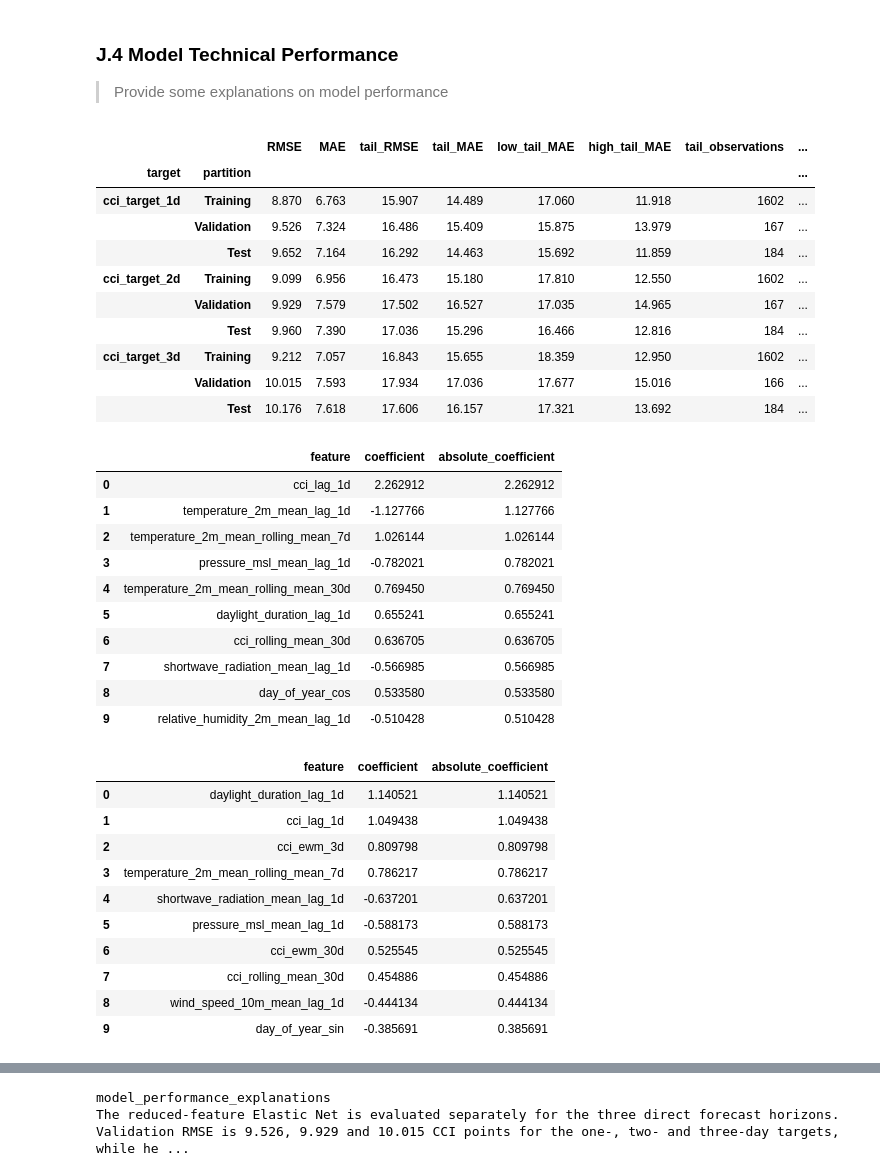
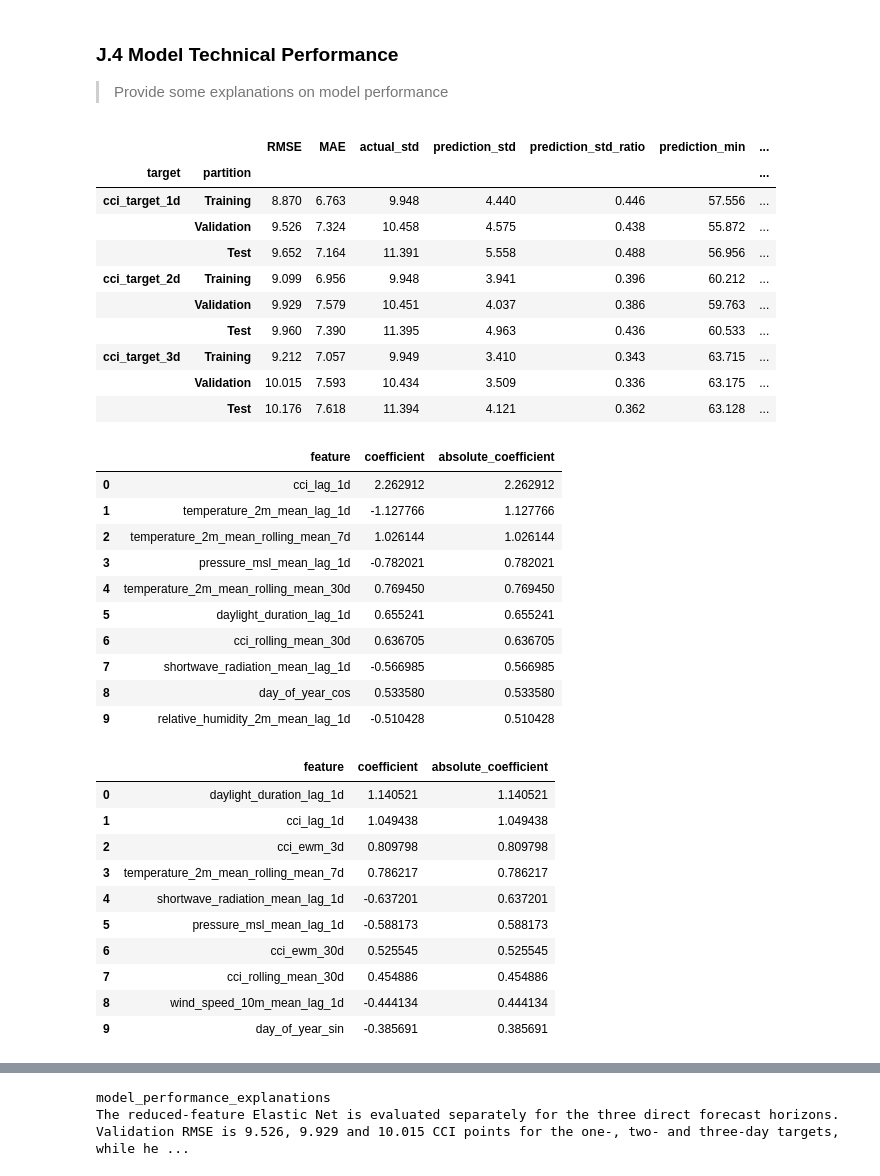
Before and after one commit to RP28/36120-26SP-AT2-26294153-experiments, a Jupyter notebook: notebooks/comfort_climate/36120_26SP_AT2_26294153_experiment_1.ipynb, the cells around one changed output, grey strips where cells are left out. Saved outputs shown, nothing was run; the diff lists cells and outputs as text; code cells hidden in the pictures.

```diff
--- a/notebooks/comfort_climate/36120_26SP_AT2_26294153_experiment_1.ipynb
+++ b/notebooks/comfort_climate/36120_26SP_AT2_26294153_experiment_1.ipynb
@@ -1908,14 +1906,13 @@ def build_regression_outputs(context, *, target):
         generalisation_gap = selected_candidate["validation_RMSE"] - selected_candidate["training_RMSE"]
         selected_candidate["absolute_generalisation_gap"] = abs(generalisation_gap)
 
+    lower, upper = None, None
     if hasattr(context.model, "lower_quantile"):
         selected_candidate["tail_percentile"] = int(round(context.model.lower_quantile * 100))
     if hasattr(context.model, "lower_threshold_") and hasattr(context.model, "upper_threshold_"):
         lower, upper = context.model.lower_threshold_, context.model.upper_threshold_
         selected_candidate["lower_tail_threshold"] = lower
         selected_candidate["upper_tail_threshold"] = upper
-    else:
-        lower, upper = pd.Series(np.asarray(context.y_train).ravel()).quantile([0.10, 0.90])
     if hasattr(context.model, "coef_"):
         selected_candidate["nonzero_coefficients"] = int(np.count_nonzero(context.model.coef_))
 
@@ -1928,26 +1925,35 @@ def build_regression_outputs(context, *, target):
         actual = pd.Series(np.asarray(y).ravel(), index=y.index, name=target)
         prediction = pd.Series(context.model.predict(X), index=y.index, name=target)
         predictions[partition_name] = prediction
-        low_mask = actual.le(lower)
-        high_mask = actual.ge(upper)
-        tail_mask = low_mask | high_mask
         actual_std = float(actual.std(ddof=0))
         prediction_std = float(prediction.std(ddof=0))
-        rows.append({
+        row = {
             "partition": partition_name,
             "RMSE": root_mean_squared_error(actual, prediction),
             "MAE": mean_absolute_error(actual, prediction),
-            "tail_RMSE": root_mean_squared_error(actual[tail_mask], prediction[tail_mask]),
-            "tail_MAE": mean_absolute_error(actual[tail_mask], prediction[tail_mask]),
-            "low_tail_MAE": mean_absolute_error(actual[low_mask], prediction[low_mask]),
-            "high_tail_MAE": mean_absolute_error(actual[high_mask], prediction[high_mask]),
-            "tail_observations": int(tail_mask.sum()),
+            "tail_RMSE": np.nan,
+            "tail_MAE": np.nan,
+            "low_tail_MAE": np.nan,
+            "high_tail_MAE": np.nan,
+            "tail_observations": np.nan,
             "actual_std": actual_std,
             "prediction_std": prediction_std,
             "prediction_std_ratio": prediction_std / actual_std if actual_std else np.nan,
             "prediction_min": float(prediction.min()),
             "prediction_max": float(prediction.max())
-        })
+        }
+        if lower is not None and upper is not None:
+            low_mask = actual.le(lower)
+            high_mask = actual.ge(upper)
+            tail_mask = low_mask | high_mask
+            row.update({
+                "tail_RMSE": root_mean_squared_error(actual[tail_mask], prediction[tail_mask]),
+                "tail_MAE": mean_absolute_error(actual[tail_mask], prediction[tail_mask]),
+                "low_tail_MAE": mean_absolute_error(actual[low_mask], prediction[low_mask]),
+                "high_tail_MAE": mean_absolute_error(actual[high_mask], prediction[high_mask]),
+                "tail_observations": int(tail_mask.sum()),
+            })
+        rows.append(row)
 
     output = {
         "selected_candidate": pd.Series(selected_candidate),
@@ -2025,30 +2031,31 @@ Selected parameters: {'l1_ratio': np.float64(1.0), 'alpha': np.float64(0.2807216
 # %%
 technical_performance = pd.concat(
     {target: workflow_outputs[target]["performance"] for target in target_names},
     names=["target", "partition"]
 )
 model_predictions = {
     partition: pd.DataFrame({target: workflow_outputs[target]["predictions"][partition] for target in target_names})
     for partition in ["Training", "Validation", "Test"]
 }
-display(technical_performance.round(3))
+core_performance_columns = ["RMSE", "MAE", "actual_std", "prediction_std", "prediction_std_ratio", "prediction_min", "prediction_max"]
+display(technical_performance[core_performance_columns].round(3))
 
 for target in target_names:
     display(workflow_outputs[target]["coefficients"].head(10))
 
 validation_performance = technical_performance.xs("Validation", level="partition").loc[target_names]
 # %% [output]
-|  |  | RMSE | MAE | tail_RMSE | tail_MAE | low_tail_MAE | high_tail_MAE | tail_observations | ... |
-| target | partition |  |  |  |  |  |  |  | ... |
-| cci_target_1d | Training | 8.870 | 6.763 | 15.907 | 14.489 | 17.060 | 11.918 | 1602 | ... |
-|  | Validation | 9.526 | 7.324 | 16.486 | 15.409 | 15.875 | 13.979 | 167 | ... |
-|  | Test | 9.652 | 7.164 | 16.292 | 14.463 | 15.692 | 11.859 | 184 | ... |
-| cci_target_2d | Training | 9.099 | 6.956 | 16.473 | 15.180 | 17.810 | 12.550 | 1602 | ... |
-|  | Validation | 9.929 | 7.579 | 17.502 | 16.527 | 17.035 | 14.965 | 167 | ... |
-|  | Test | 9.960 | 7.390 | 17.036 | 15.296 | 16.466 | 12.816 | 184 | ... |
-| cci_target_3d | Training | 9.212 | 7.057 | 16.843 | 15.655 | 18.359 | 12.950 | 1602 | ... |
-|  | Validation | 10.015 | 7.593 | 17.934 | 17.036 | 17.677 | 15.016 | 166 | ... |
-|  | Test | 10.176 | 7.618 | 17.606 | 16.157 | 17.321 | 13.692 | 184 | ... |
+|  |  | RMSE | MAE | actual_std | prediction_std | prediction_std_ratio | prediction_min | ... |
+| target | partition |  |  |  |  |  |  | ... |
+| cci_target_1d | Training | 8.870 | 6.763 | 9.948 | 4.440 | 0.446 | 57.556 | ... |
+|  | Validation | 9.526 | 7.324 | 10.458 | 4.575 | 0.438 | 55.872 | ... |
+|  | Test | 9.652 | 7.164 | 11.391 | 5.558 | 0.488 | 56.956 | ... |
+| cci_target_2d | Training | 9.099 | 6.956 | 9.948 | 3.941 | 0.396 | 60.212 | ... |
+|  | Validation | 9.929 | 7.579 | 10.451 | 4.037 | 0.386 | 59.763 | ... |
+|  | Test | 9.960 | 7.390 | 11.395 | 4.963 | 0.436 | 60.533 | ... |
+| cci_target_3d | Training | 9.212 | 7.057 | 9.949 | 3.410 | 0.343 | 63.715 | ... |
+|  | Validation | 10.015 | 7.593 | 10.434 | 3.509 | 0.336 | 63.175 | ... |
+|  | Test | 10.176 | 7.618 | 11.394 | 4.121 | 0.362 | 63.128 | ... |
 |  | feature | coefficient | absolute_coefficient |
 | 0 | cci_lag_1d | 2.262912 | 2.262912 |
 | 1 | temperature_2m_mean_lag_1d | -1.127766 | 1.127766 |
```
Also changed, not shown: parts of 22 cells of this notebook, 4 other files.
